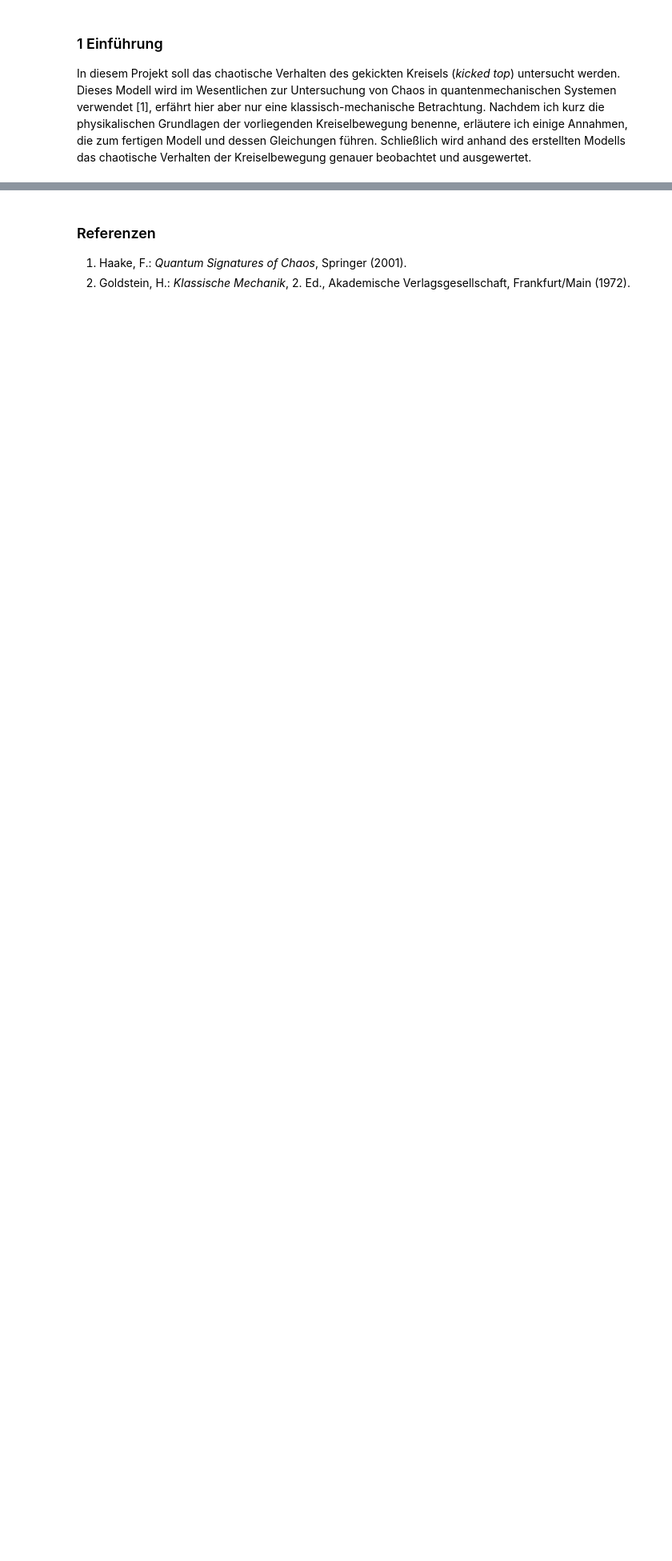
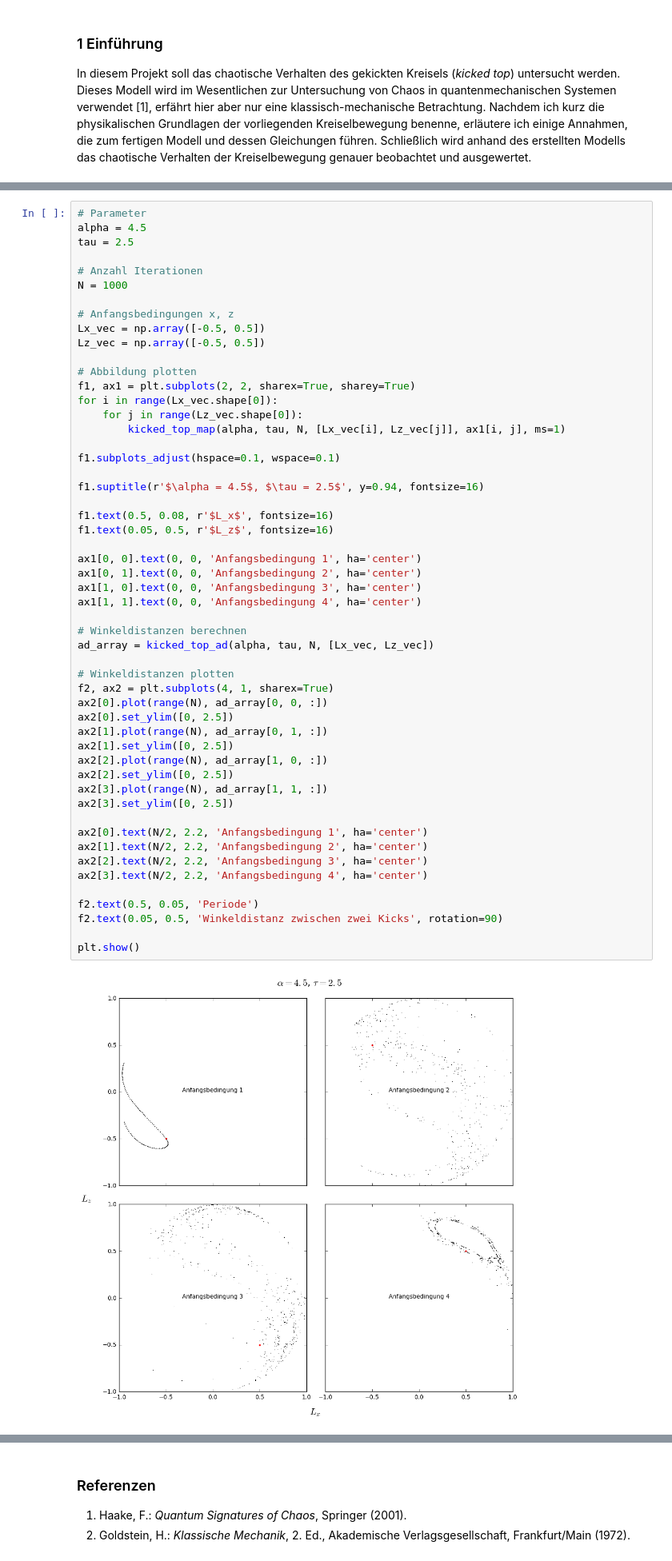
Before and after one commit to juliuseberhard/kicked-top, a Jupyter notebook: kicked_top.ipynb, the cells around one changed output, grey strips where cells are left out. Shown at 80% size. Drawn from its saved outputs; the diff is of its cells as text; blank space fills up the shorter version.

```diff
--- a/kicked_top.ipynb
+++ b/kicked_top.ipynb
@@ -272,0 +387,55 @@ plt.show()
+# %%
+# Parameter
+alpha = 4.5
+tau = 2.5
+
+# Anzahl Iterationen
+N = 1000
+
+# Anfangsbedingungen x, z
+Lx_vec = np.array([-0.5, 0.5])
+Lz_vec = np.array([-0.5, 0.5])
+
+# Abbildung plotten
+f1, ax1 = plt.subplots(2, 2, sharex=True, sharey=True)
+for i in range(Lx_vec.shape[0]):
+    for j in range(Lz_vec.shape[0]):
+        kicked_top_map(alpha, tau, N, [Lx_vec[i], Lz_vec[j]], ax1[i, j], ms=1)
+
+f1.subplots_adjust(hspace=0.1, wspace=0.1)
+
+f1.suptitle(r'$\alpha = 4.5$, $\tau = 2.5$', y=0.94, fontsize=16)
+
+f1.text(0.5, 0.08, r'$L_x$', fontsize=16)
+f1.text(0.05, 0.5, r'$L_z$', fontsize=16)
+
+ax1[0, 0].text(0, 0, 'Anfangsbedingung 1', ha='center')
+ax1[0, 1].text(0, 0, 'Anfangsbedingung 2', ha='center')
+ax1[1, 0].text(0, 0, 'Anfangsbedingung 3', ha='center')
+ax1[1, 1].text(0, 0, 'Anfangsbedingung 4', ha='center')
+
+# Winkeldistanzen berechnen
+ad_array = kicked_top_ad(alpha, tau, N, [Lx_vec, Lz_vec])
+
+# Winkeldistanzen plotten
+f2, ax2 = plt.subplots(4, 1, sharex=True)
+ax2[0].plot(range(N), ad_array[0, 0, :])
+ax2[0].set_ylim([0, 2.5])
+ax2[1].plot(range(N), ad_array[0, 1, :])
+ax2[1].set_ylim([0, 2.5])
+ax2[2].plot(range(N), ad_array[1, 0, :])
+ax2[2].set_ylim([0, 2.5])
+ax2[3].plot(range(N), ad_array[1, 1, :])
+ax2[3].set_ylim([0, 2.5])
+
+ax2[0].text(N/2, 2.2, 'Anfangsbedingung 1', ha='center')
+ax2[1].text(N/2, 2.2, 'Anfangsbedingung 2', ha='center')
+ax2[2].text(N/2, 2.2, 'Anfangsbedingung 3', ha='center')
+ax2[3].text(N/2, 2.2, 'Anfangsbedingung 4', ha='center')
+
+f2.text(0.5, 0.05, 'Periode')
+f2.text(0.05, 0.5, 'Winkeldistanz zwischen zwei Kicks', rotation=90)
+
+plt.show()
+# %% [output]
+[figure, added]
```
Also changed, not shown: parts of 12 cells of this notebook.
